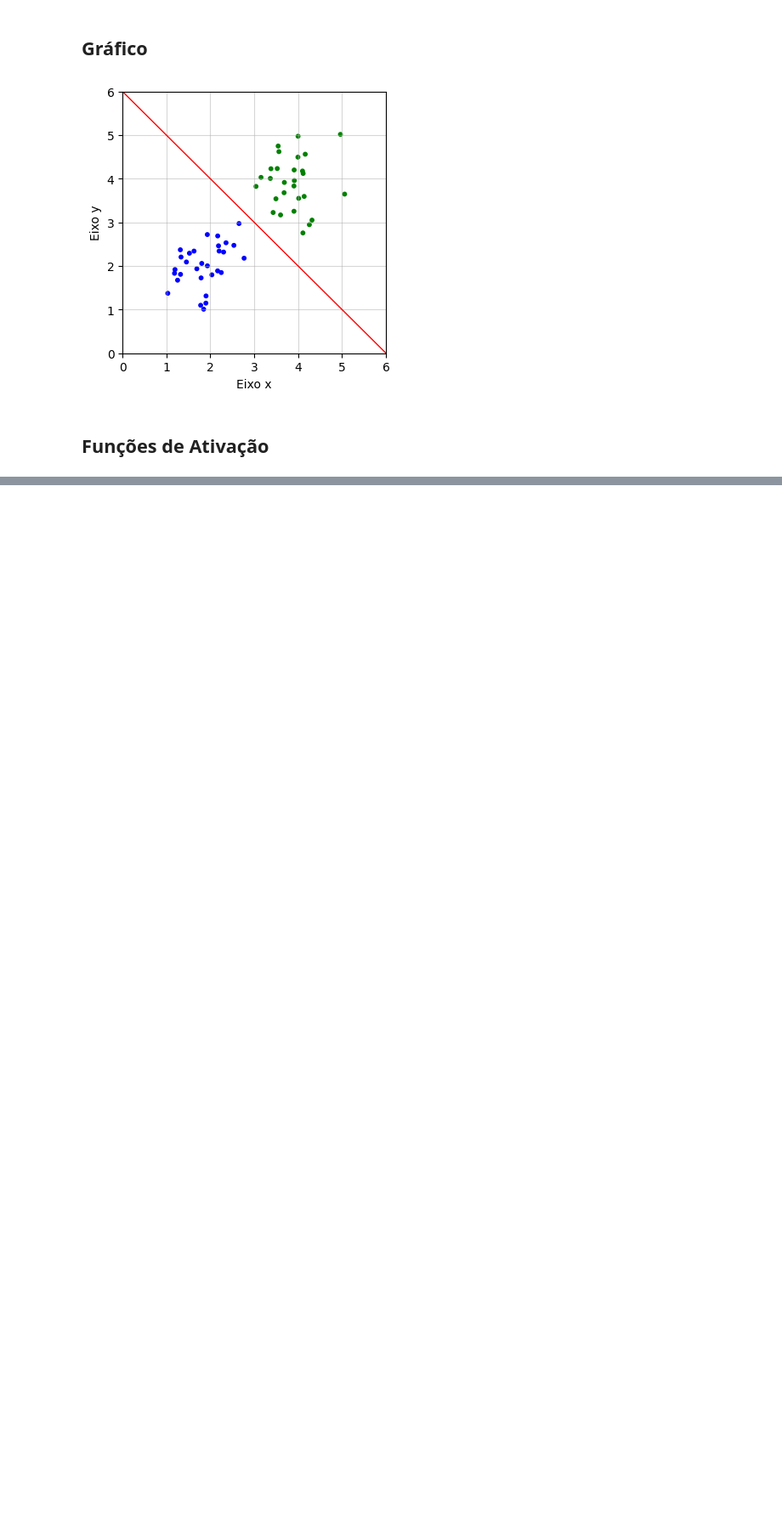
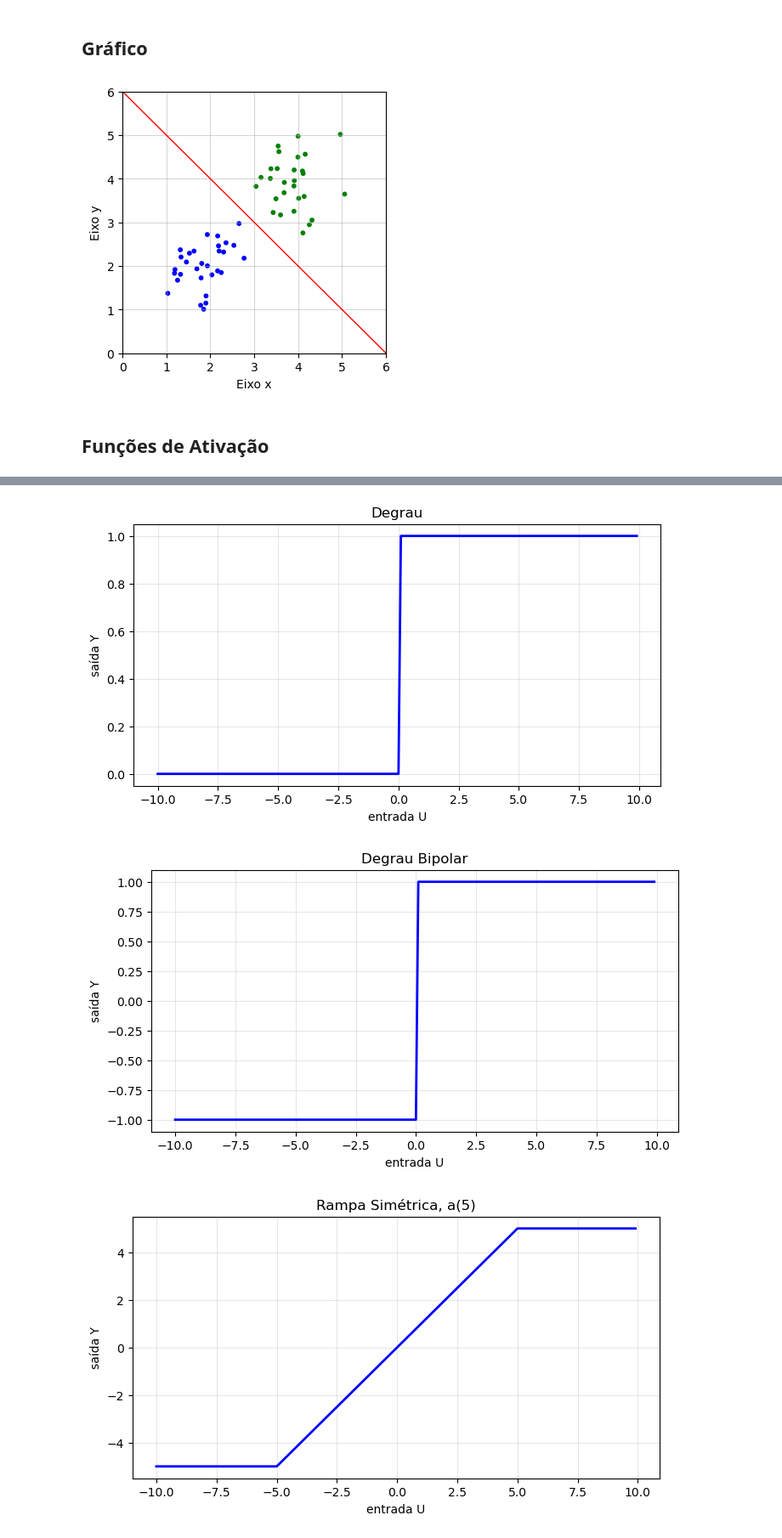
Before and after one commit to Lur4n/RNA, a Jupyter notebook: neuronio_artificial.ipynb, the cells around one changed output, grey strips where cells are left out. Shown at 85% size. Saved outputs shown, nothing was run; the diff lists cells and outputs as text; code cells hidden in the pictures; blank space fills up the shorter version.

```diff
--- a/neuronio_artificial.ipynb
+++ b/neuronio_artificial.ipynb
@@ -119,0 +90,62 @@ plota_grafico(x_val, ydegrau_val, 'Degrau')
+# %%
+def degrau(x):
+   return np.where(x > 0, 1, 0)
+
+def degrau_bipolar(u):
+   return np.where(u > 0, 1, np.where(u == 0, 0, -1))
+
+def rampa_simetrica(u, a):
+   return np.where(u < -a, -a, np.where(u > a, a, u))
+
+def relu(u):
+   return np.maximum(0,u)
+
+def sigmoide_logistica(x, beta):# 0 < y < 1
+   return 1 / (1 + np.exp(-beta * x))
+
+def tangente_hiperbolica(u, b):# -1 < y < 1
+   return (1 - np.exp(-b * u))/(1 + np.exp(-b * u))
+
+def gaussiana(u, sig, c):
+   return np.exp(-(((u-c)**2)/(2*sig**2)))
+
+def identidade(u):
+   return u
+
+x_val = np.arange(-10, 10, 0.1)
+beta = 1
+a = 5
+sigma = 2.0
+c = round(np.mean(x_val), 2)
+
+ydegrau_val = degrau(x_val)
+ydegralBipolar = degrau_bipolar(x_val)
+yrampa_simetrica = rampa_simetrica(x_val, a)
+yreLU = relu(x_val)
+ysigmoide_logistica = sigmoide_logistica(x_val, beta)
+ytg_hiperbolica = tangente_hiperbolica(x_val, beta)
+ygaussiana = gaussiana(x_val, sigma, c)
+yidentidade = identidade(x_val)
+
+# funcao plota grafico
+def plota_grafico(x, y, titulo):
+   plt.figure(figsize=(8, 4))
+   plt.plot(x, y, 'b-', linewidth=2)
+   plt.title(titulo)
+   plt.xlabel("entrada U")
+   plt.ylabel("saída Y")
+   plt.grid(True, alpha=0.3)
+   plt.show()
+
+plota_grafico(x_val, ydegrau_val, 'Degrau')
+plota_grafico(x_val, ydegralBipolar, 'Degrau Bipolar')
+plota_grafico(x_val, yrampa_simetrica, f'Rampa Simétrica, a({(str(a))})')
+plota_grafico(x_val, yreLU, 'ReLU')
+plota_grafico(x_val, ysigmoide_logistica, f'Sigmóide Logística, β({(str(beta))})')
+plota_grafico(x_val, ytg_hiperbolica, f'Tangente Hiperbólica, β({(str(beta))})')
+plota_grafico(x_val, ygaussiana, f'Gaussiana, σ({(sigma)}), c({(c)})')
+plota_grafico(x_val, yidentidade, 'Identidade')
+# %% [output]
+[figure, added]
+[figure, added]
+[figure, added]
```
Also changed, not shown: parts of 4 cells of this notebook, 2 other files.
